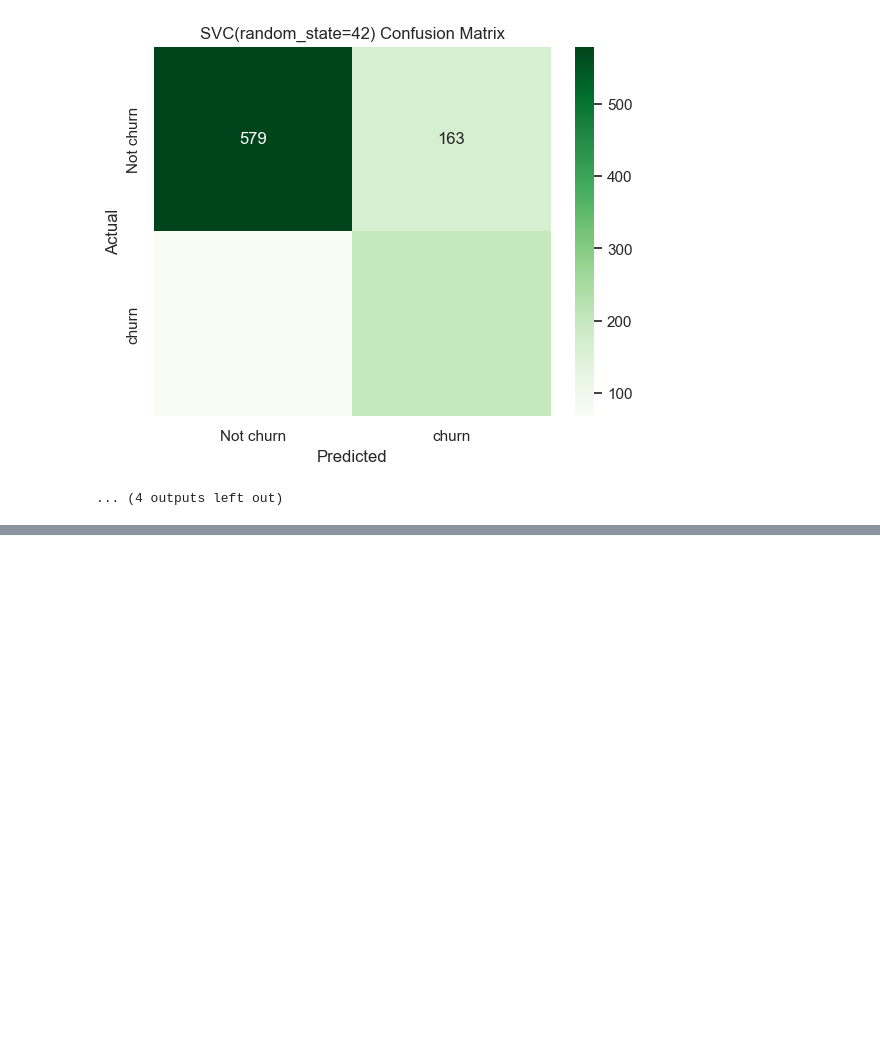
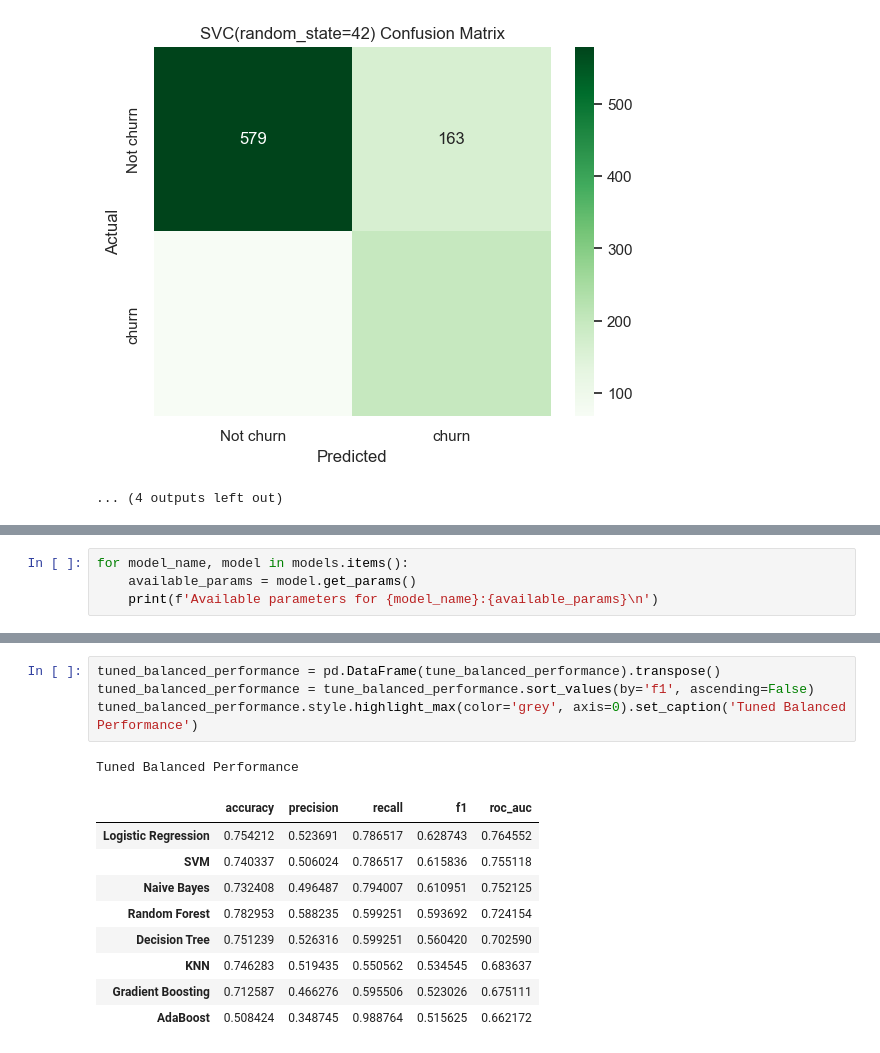
Before and after one commit to BrianBassey37/Project_Portfolio, a Jupyter notebook: Telco_churn/Telco_churn_notebook.ipynb, the cells around one changed output, grey strips where cells are left out. Cells and saved outputs as stored; diff of their text form; blank space fills up the shorter version.

Commit message:
models

```diff
--- a/Telco_churn/Telco_churn_notebook.ipynb
+++ b/Telco_churn/Telco_churn_notebook.ipynb
@@ -1196,0 +1199,4 @@ SVC(random_state=42):
+# %%
+for model_name, model in models.items():
+    available_params = model.get_params()
+    print(f'Available parameters for {model_name}:{available_params}\n')
@@ -1196,0 +1306,15 @@ SVC(random_state=42):
+# %%
+tuned_balanced_performance = pd.DataFrame(tune_balanced_performance).transpose()
+tuned_balanced_performance = tune_balanced_performance.sort_values(by='f1', ascending=False)
+tuned_balanced_performance.style.highlight_max(color='grey', axis=0).set_caption('Tuned Balanced Performance')
+# %% [output]
+Tuned Balanced Performance
+|  | accuracy | precision | recall | f1 | roc_auc |
+| Logistic Regression | 0.754212 | 0.523691 | 0.786517 | 0.628743 | 0.764552 |
+| SVM | 0.740337 | 0.506024 | 0.786517 | 0.615836 | 0.755118 |
+| Naive Bayes | 0.732408 | 0.496487 | 0.794007 | 0.610951 | 0.752125 |
+| Random Forest | 0.782953 | 0.588235 | 0.599251 | 0.593692 | 0.724154 |
+| Decision Tree | 0.751239 | 0.526316 | 0.599251 | 0.560420 | 0.702590 |
+| KNN | 0.746283 | 0.519435 | 0.550562 | 0.534545 | 0.683637 |
+| Gradient Boosting | 0.712587 | 0.466276 | 0.595506 | 0.523026 | 0.675111 |
+| AdaBoost | 0.508424 | 0.348745 | 0.988764 | 0.515625 | 0.662172 |
```
Also changed, not shown: parts of 11 cells of this notebook.
